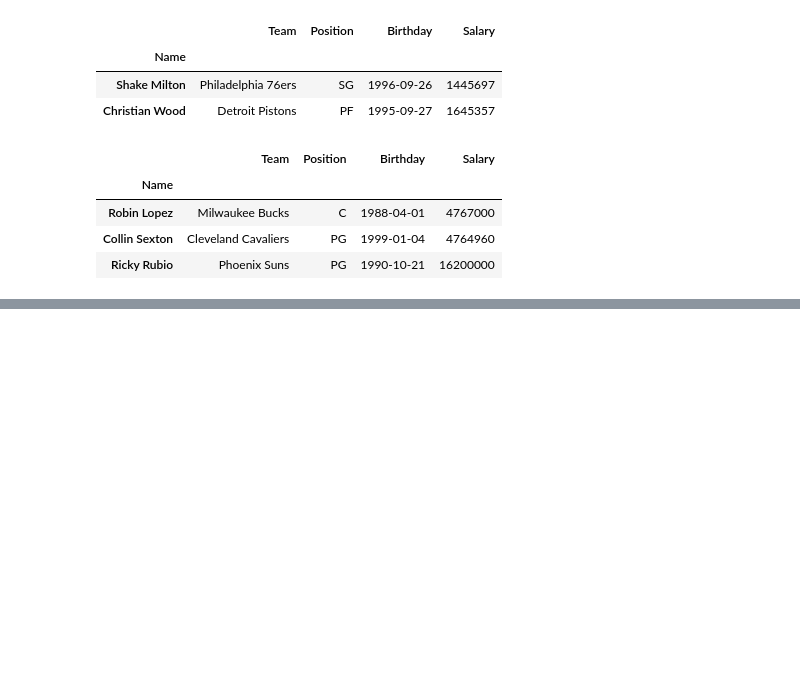
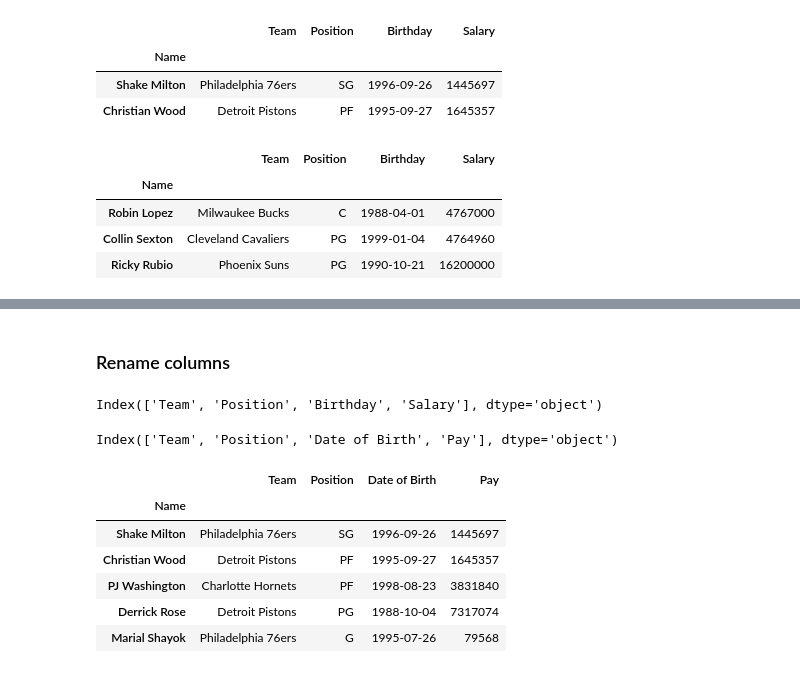
Before and after one commit to singamravibabu/batch23, a Jupyter notebook: Pandas 3.ipynb, the cells around one changed output, grey strips where cells are left out. Drawn from its saved outputs; the diff is of its cells as text; code cells hidden in the pictures; blank space fills up the shorter version.

```diff
--- a/Pandas 3.ipynb
+++ b/Pandas 3.ipynb
@@ -435,0 +476,22 @@ nba.iloc[447:]
+# %% [markdown]
+### Rename columns
+# %%
+nba.columns
+# %% [output]
+Index(['Team', 'Position', 'Birthday', 'Salary'], dtype='object')
+# %%
+# Rename the columns
+nba.columns = ["Team", "Position", "Date of Birth", "Pay"]
+nba.columns
+# %% [output]
+Index(['Team', 'Position', 'Date of Birth', 'Pay'], dtype='object')
+# %%
+nba.head(5)
+# %% [output]
+|  | Team | Position | Date of Birth | Pay |
+| Name |  |  |  |  |
+| Shake Milton | Philadelphia 76ers | SG | 1996-09-26 | 1445697 |
+| Christian Wood | Detroit Pistons | PF | 1995-09-27 | 1645357 |
+| PJ Washington | Charlotte Hornets | PF | 1998-08-23 | 3831840 |
+| Derrick Rose | Detroit Pistons | PG | 1988-10-04 | 7317074 |
+| Marial Shayok | Philadelphia 76ers | G | 1995-07-26 | 79568 |
```
Also changed, not shown: parts of 12 cells of this notebook, 1 other file.
